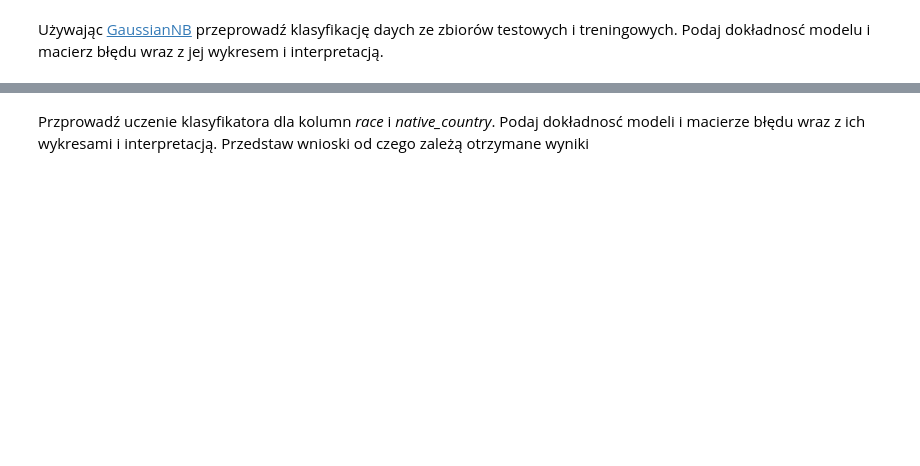
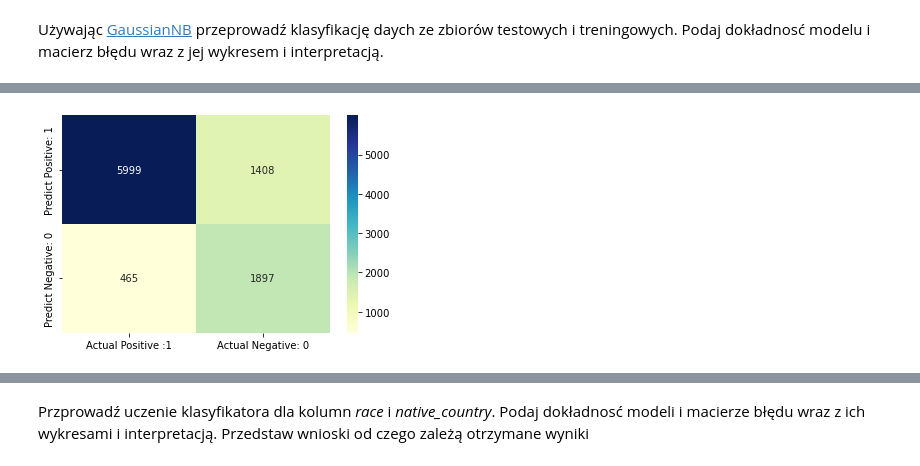
Before and after one commit to Artur-Mzyk/Analiza_i_bazy_danych, a Jupyter notebook: Lab9/raport.ipynb, the cells around one changed output, grey strips where cells are left out. Saved outputs shown, nothing was run; the diff lists cells and outputs as text; code cells hidden in the pictures; blank space fills up the shorter version.

```diff
--- a/Lab9/raport.ipynb
+++ b/Lab9/raport.ipynb
@@ -215,0 +314,7 @@ X_test = encoder.transform(X_test)
+# %%
+cols = X_train.columns
+scaler = RobustScaler()
+X_train = scaler.fit_transform(X_train)
+X_test = scaler.transform(X_test)
+X_train = pd.DataFrame(X_train, columns=[cols])
+X_test = pd.DataFrame(X_test, columns=[cols])
@@ -228,0 +343,8 @@ y_pred
+# %%
+# Model
+gnb = GaussianNB()
+
+# Dopasowanie
+gnb.fit(X_train, y_train)
+y_pred = gnb.predict(X_test)
+print(f"Predykcje:\n{y_pred}")
@@ -228,0 +378,10 @@ y_pred
+# %%
+cm = confusion_matrix(y_test, y_pred)
+print(f"Tablica pomyłek:\n{cm}\n")
+print(f"Liczba klasyfikacji prawdziwie pozytywnych (TP): {cm[0, 0]}")
+print(f"Liczba klasyfikacji prawdziwie negatywnych (TN): {cm[1, 1]}")
+print(f"Liczba klasyfikacji fałszywie pozytywnych (FP): {cm[0, 1]}")
+print(f"Liczba klasyfikacji fałszywie negatywnych (FN): {cm[1, 0]}")
+print()
+print(f"Liczba poprawnych predykcji: {cm[0, 0] + cm[1, 1]}")
+print(f"Liczba niepoprawnych predykcji: {cm[0, 1] + cm[1, 0]}")
@@ -228,0 +400,8 @@ y_pred
+# %%
+cm_matrix = pd.DataFrame(data=cm, columns=["Actual Positive :1", "Actual Negative: 0"],
+                                 index=["Predict Positive: 1", "Predict Negative: 0"])
+
+sns.heatmap(cm_matrix, annot=True, fmt='d', cmap='YlGnBu')
+plt.show()
+# %% [output]
+[figure, added]
```
Also changed, not shown: parts of 37 cells of this notebook.
